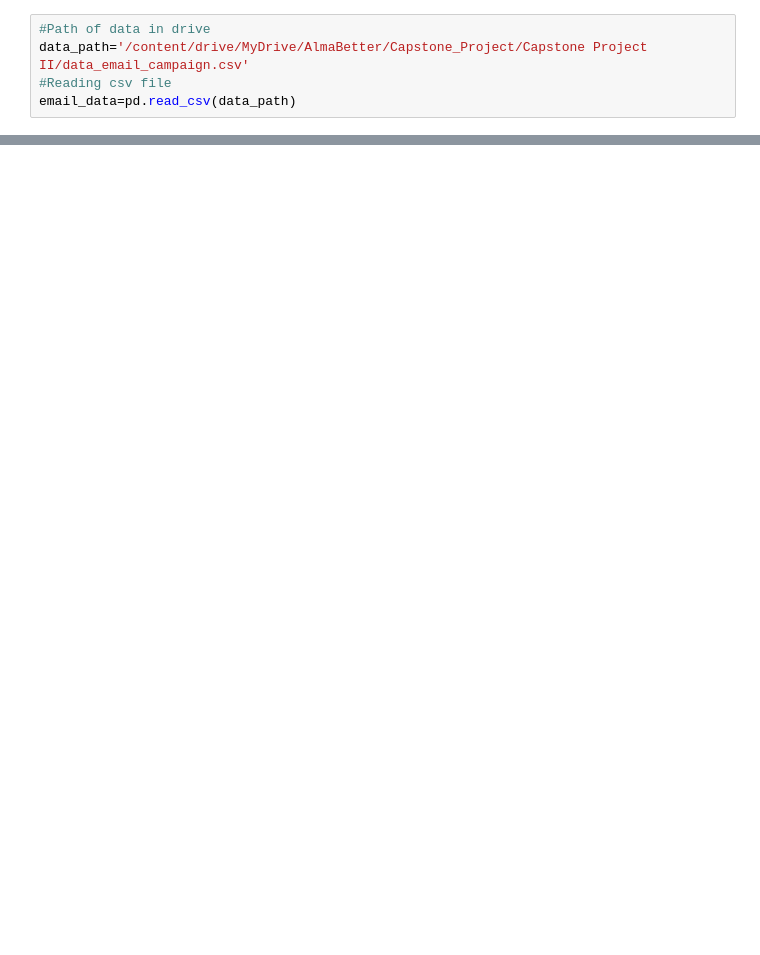
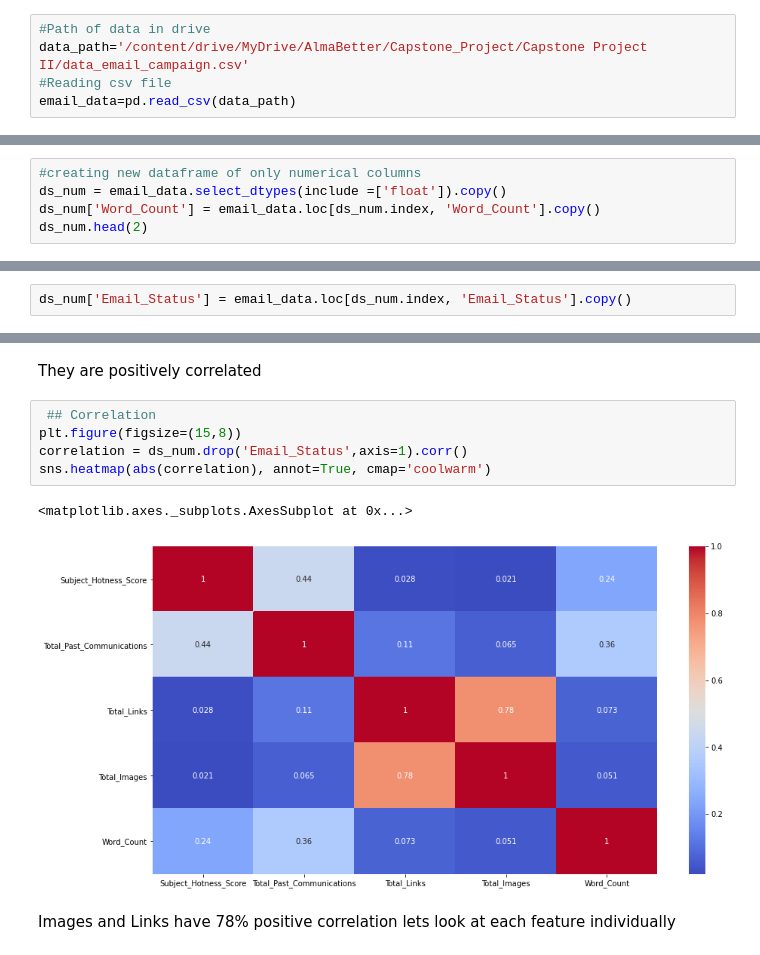
Before and after one commit to Harsh1091996/Email_Campaign_Effectiveness_Prediction, a Jupyter notebook: Himanshu_Sharma_Email_Campaign_Effectiveness_Prediction.ipynb, the cells around one changed output, grey strips where cells are left out. Saved outputs shown, nothing was run; the diff lists cells and outputs as text; blank space fills up the shorter version.

```diff
--- a/Himanshu_Sharma_Email_Campaign_Effectiveness_Prediction.ipynb
+++ b/Himanshu_Sharma_Email_Campaign_Effectiveness_Prediction.ipynb
@@ -32,0 +178,5 @@ The data is imbalance
+# %%
+#creating new dataframe of only numerical columns
+ds_num = email_data.select_dtypes(include =['float']).copy()
+ds_num['Word_Count'] = email_data.loc[ds_num.index, 'Word_Count'].copy()
+ds_num.head(2)
@@ -32,0 +210,2 @@ The data is imbalance
+# %%
+ds_num['Email_Status'] = email_data.loc[ds_num.index, 'Email_Status'].copy()
@@ -32,0 +245,12 @@ The data is imbalance
+# %% [markdown]
+They are positively correlated
+# %%
+ ## Correlation
+plt.figure(figsize=(15,8))
+correlation = ds_num.drop('Email_Status',axis=1).corr()
+sns.heatmap(abs(correlation), annot=True, cmap='coolwarm')
+# %% [output]
+<matplotlib.axes._subplots.AxesSubplot at 0x...>
+[figure, added]
+# %% [markdown]
+Images and Links have 78% positive correlation lets look at each feature individually
```
Also changed, not shown: parts of 77 cells of this notebook.
